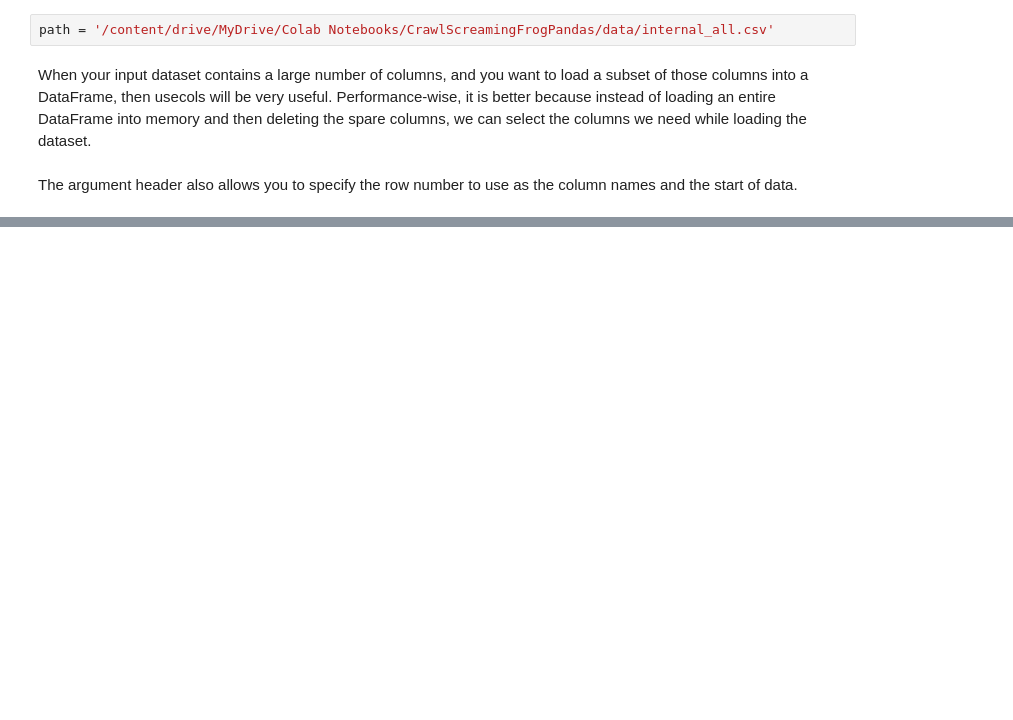
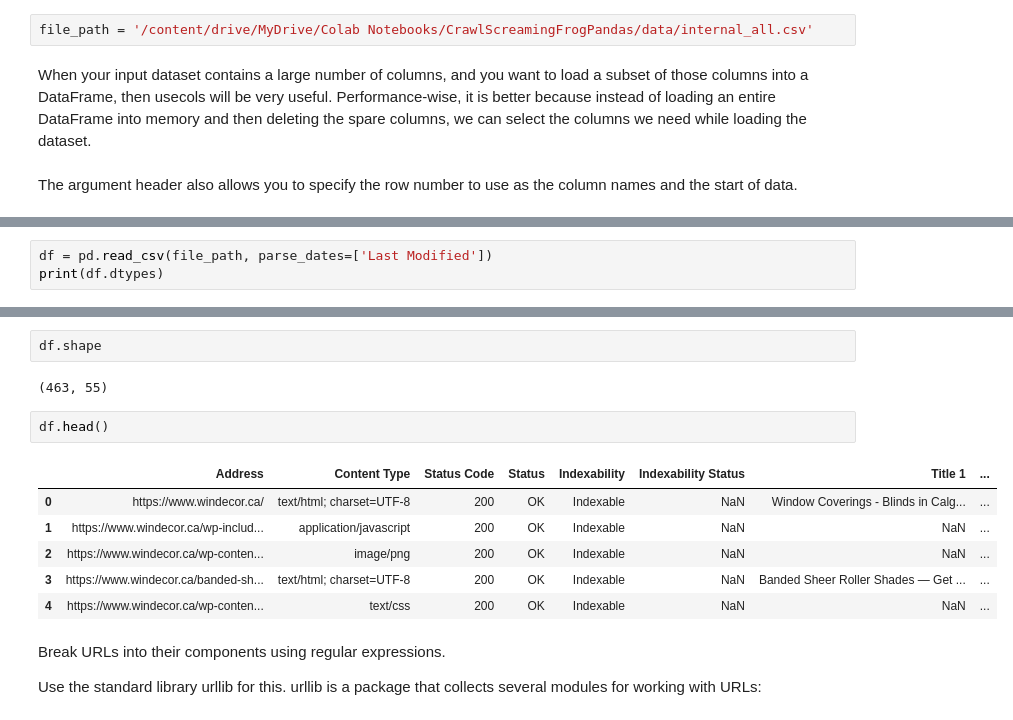
Before and after one commit to Rahul-YYC/CrawlScreamingFrogPandas, a Jupyter notebook: CrawlDataIntoPandas.ipynb, the cells around one changed output, grey strips where cells are left out. Cells and saved outputs as stored; diff of their text form; blank space fills up the shorter version.

Commit message:
Pandas Analysis Extended - Jan 09 2021

```diff
--- a/CrawlDataIntoPandas.ipynb
+++ b/CrawlDataIntoPandas.ipynb
@@ -11,7 +11,7 @@ drive.mount('/content/drive')
 # %% [output]
 Mounted at /content/drive
 # %%
-path = '/content/drive/MyDrive/Colab Notebooks/CrawlScreamingFrogPandas/data/internal_all.csv'
+file_path = '/content/drive/MyDrive/Colab Notebooks/CrawlScreamingFrogPandas/data/internal_all.csv'
 # %% [markdown]
 When your input dataset contains a large number of columns, and you want to load a subset of those columns into a DataFrame, then usecols will be very useful.
 Performance-wise, it is better because instead of loading an entire DataFrame into memory and then deleting the spare columns, we can select the columns we need while loading the dataset.
@@ -50,0 +35,3 @@ Analyze a little with the data. Let's count URLs per Status Code:
+# %%
+df = pd.read_csv(file_path, parse_dates=['Last Modified'])
+print(df.dtypes)
@@ -50,0 +76,17 @@ Analyze a little with the data. Let's count URLs per Status Code:
+# %%
+df.shape
+# %% [output]
+(463, 55)
+# %%
+df.head()
+# %% [output]
+|  | Address | Content Type | Status Code | Status | Indexability | Indexability Status | Title 1 | ... |
+| 0 | https://www.windecor.ca/ | text/html; charset=UTF-8 | 200 | OK | Indexable | NaN | Window Coverings - Blinds in Calg... | ... |
+| 1 | https://www.windecor.ca/wp-includ... | application/javascript | 200 | OK | Indexable | NaN | NaN | ... |
+| 2 | https://www.windecor.ca/wp-conten... | image/png | 200 | OK | Indexable | NaN | NaN | ... |
+| 3 | https://www.windecor.ca/banded-sh... | text/html; charset=UTF-8 | 200 | OK | Indexable | NaN | Banded Sheer Roller Shades — Get ... | ... |
+| 4 | https://www.windecor.ca/wp-conten... | text/css | 200 | OK | Indexable | NaN | NaN | ... |
+# %% [markdown]
+Break URLs into their components using regular expressions.
+
+Use the standard library urllib for this. urllib is a package that collects several modules for working with URLs:
```
Also changed, not shown: parts of 22 cells of this notebook.
